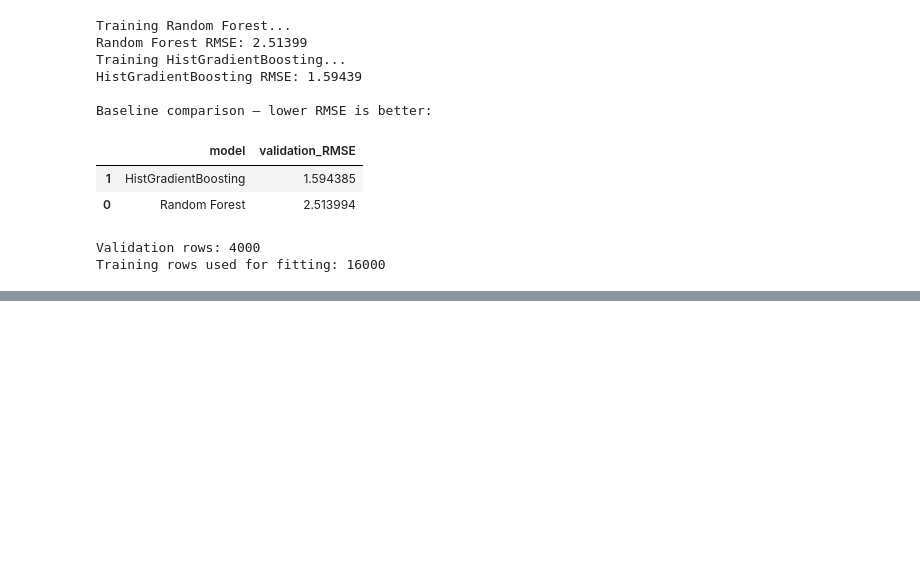
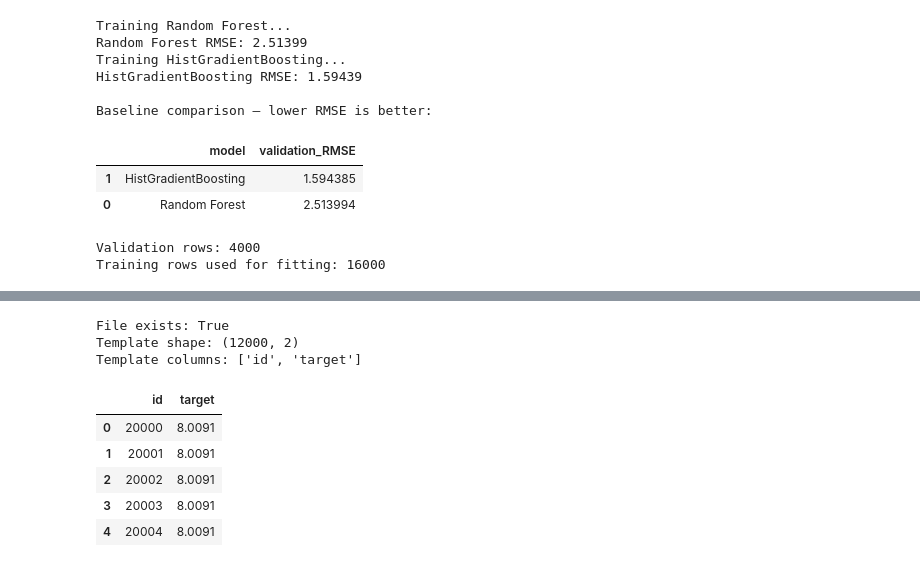
Before and after one commit to Denaj254/enveda-casmi-2026, a Jupyter notebook: hidden-signal-private-research.ipynb, the cells around one changed output, grey strips where cells are left out. Saved outputs shown, nothing was run; the diff lists cells and outputs as text; code cells hidden in the pictures; blank space fills up the shorter version.

Commit message:
Kaggle Notebook | Hidden Signal — Private Research | /kaggle/working/cipher_checkpoint/

```diff
--- a/hidden-signal-private-research.ipynb
+++ b/hidden-signal-private-research.ipynb
@@ -690,0 +1435,26 @@ IMPORTANT: Download these files before ending your session.
+# %%
+import os
+import pandas as pd
+
+sample_path = (
+    "/kaggle/input/competitions/"
+    "hidden-signal-rebuild-the-data-generating-process/"
+    "sample_submission.csv"
+)
+
+print("File exists:", os.path.exists(sample_path))
+
+sample = pd.read_csv(sample_path)
+print("Template shape:", sample.shape)
+print("Template columns:", sample.columns.tolist())
+display(sample.head())
+# %% [output]
+File exists: True
+Template shape: (12000, 2)
+Template columns: ['id', 'target']
+|  | id | target |
+| 0 | 20000 | 8.0091 |
+| 1 | 20001 | 8.0091 |
+| 2 | 20002 | 8.0091 |
+| 3 | 20003 | 8.0091 |
+| 4 | 20004 | 8.0091 |
```
Also changed, not shown: parts of 21 cells of this notebook.
